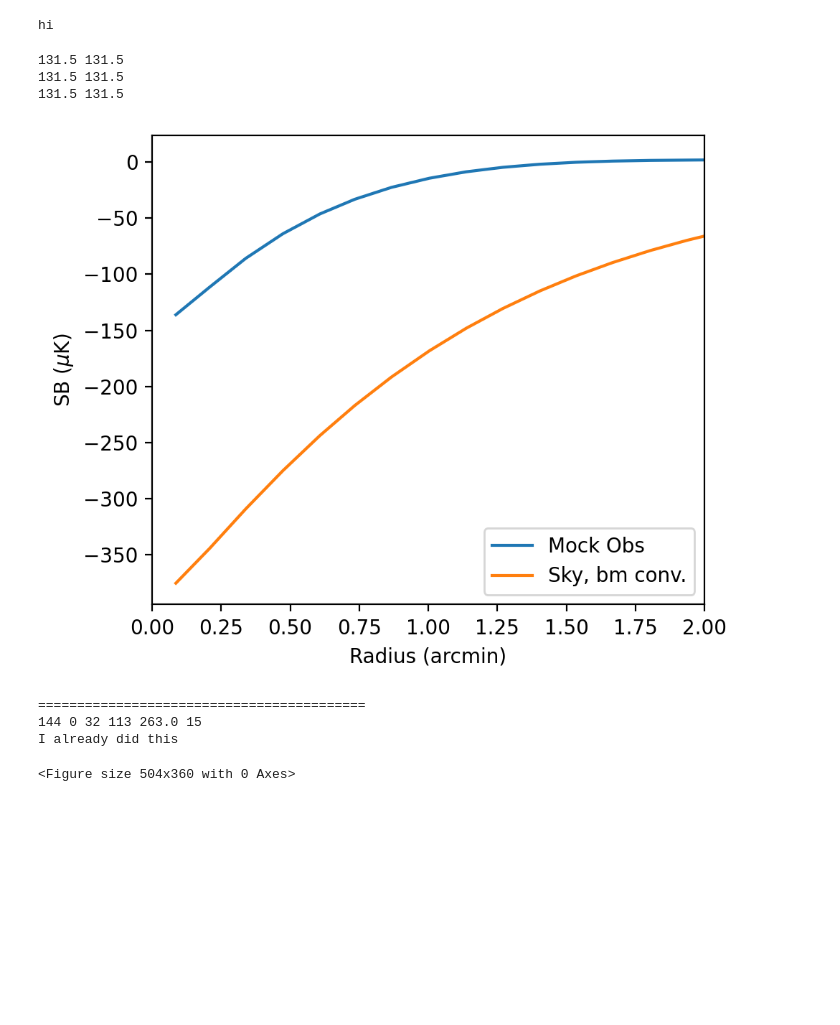
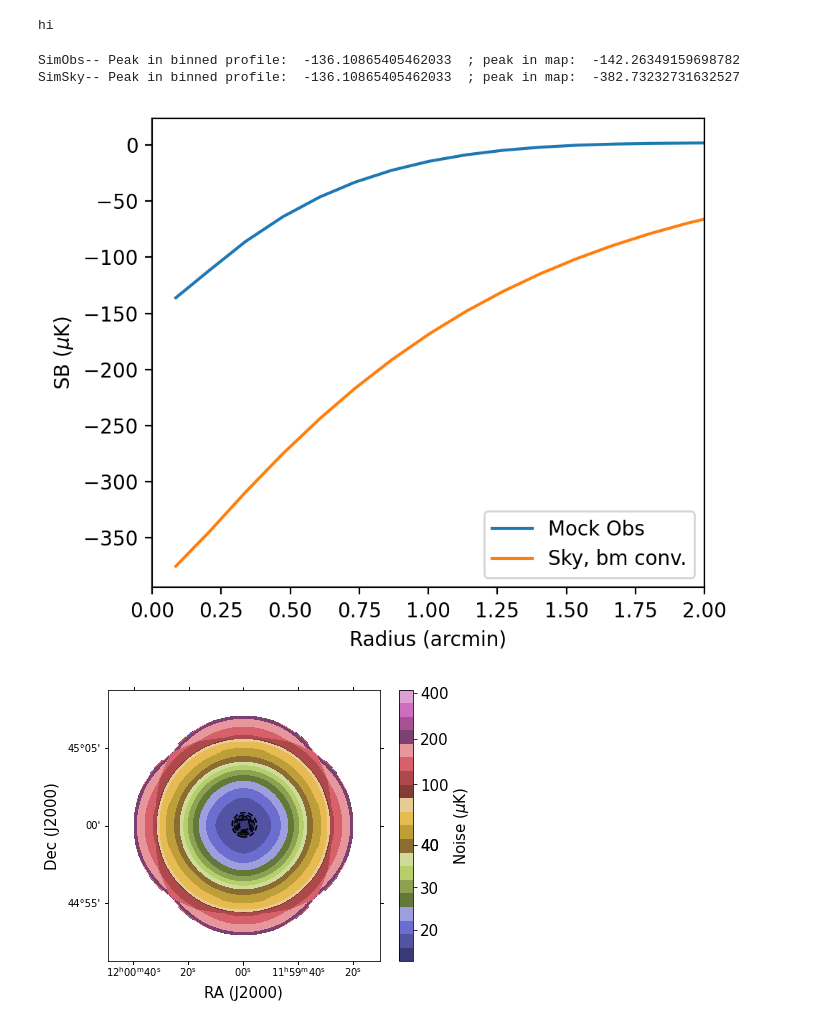
Before and after one commit to CharlesERomero/M2_TJ, a Jupyter notebook: docs/source/Leightweight_SimObs_A10.ipynb, the cells around one changed output. Cells and saved outputs as stored; diff of their text form; code cells hidden in the pictures; blank space fills up the shorter version.

```diff
--- a/docs/source/Leightweight_SimObs_A10.ipynb
+++ b/docs/source/Leightweight_SimObs_A10.ipynb
@@ -41,25 +41,17 @@ filename3 = "SimulatedSky_"+InputStr+".fits"
 SkyHDU.writeto(outdir+filename3,overwrite=True)
 # %%
 SkyHDU[0].data *= -3.3e6 # Run once
-# %%
-WH=reload(WH)
-MRM=reload(MRM)
-MF=reload(MF)
 # %%
 SBfn = "SimulatedObs_SBprofiles_"+InputStr+".png"
-MF.plot_SB_profiles(FilterHDU,SkyHDU,outdir,SBfn,solns=None,bv=120.0,prntPk=True)
+MF.plot_SB_profiles(FilterHDU,SkyHDU,outdir,SBfn,prntPk=True)
 # %% [output]
-131.5 131.5
-131.5 131.5
-131.5 131.5
+SimObs-- Peak in binned profile:  -136.10865405462033  ; peak in map:  -142.26349159698782
+SimSky-- Peak in binned profile:  -136.10865405462033  ; peak in map:  -382.73232731632527
 [figure]
 # %%
 pngname  = "SimulatedObservations_"+InputStr+"_RMSimage.png"
-vmin     = 15.0  # uK
+vmin     = 12.5  # uK
 vmax     = 420.0 # uK
 MRM.plot_rms_general(SmoothHDU,outdir+pngname,ncnts=5,vmin=vmin,vmax=vmax)
 # %% [output]
-==========================================
-144 0 32 113 263.0 15
-I already did this
-<Figure size 504x360 with 0 Axes>
+[figure, added]
```
Also changed, not shown: 4 other files.
